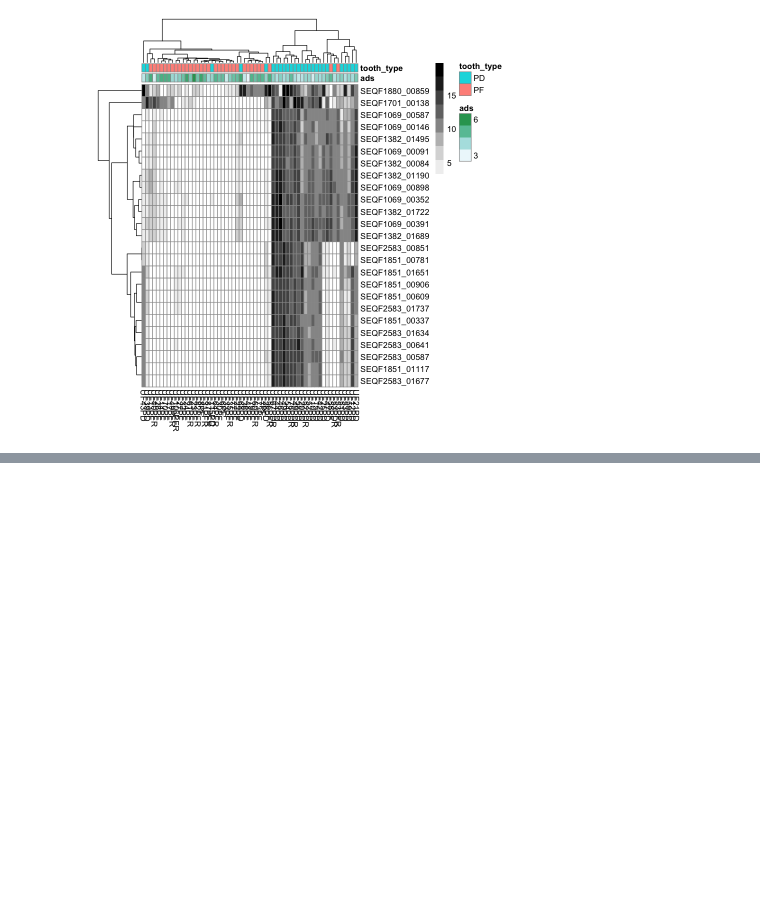
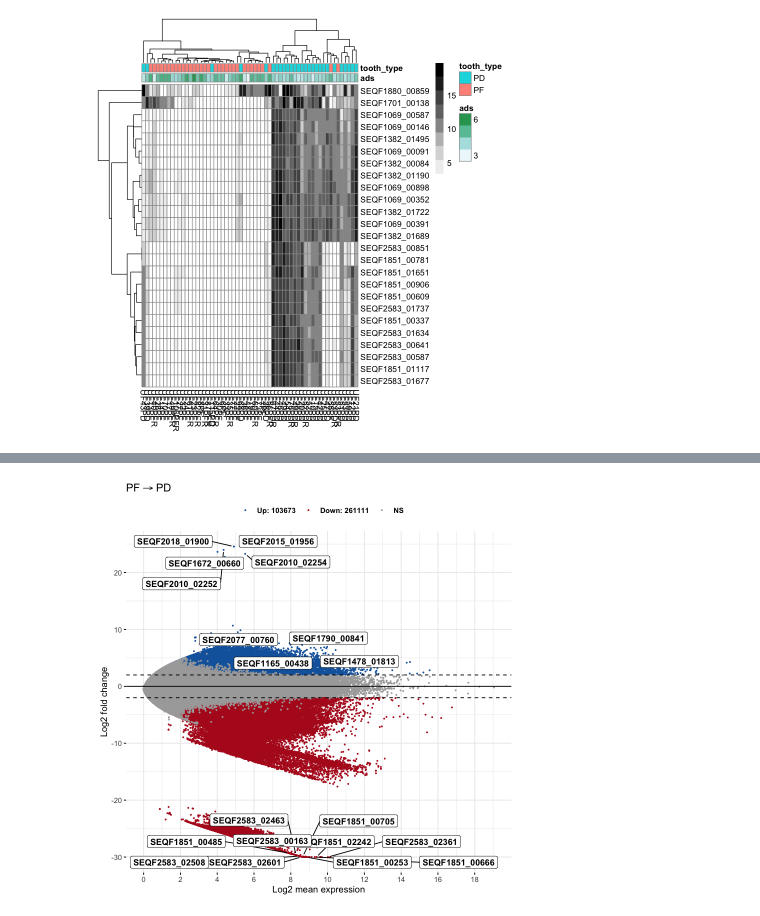
Before and after one commit to aemann01/ads_plaque, a Jupyter notebook: 03-diff_abundance/differential_abundance_PDvPF.ipynb, the cells around one changed output, grey strips where cells are left out. Cells and saved outputs as stored; diff of their text form; code cells hidden in the pictures; blank space fills up the shorter version.

```diff
--- a/03-diff_abundance/differential_abundance_PDvPF.ipynb
+++ b/03-diff_abundance/differential_abundance_PDvPF.ipynb
@@ -214,0 +261,26 @@ pdf
+# %%
+# get labels for top up and top down regulated genes
+upreg <- res[res$log2FoldChange > 2,]
+downreg <- res[res$log2FoldChange < -2,]
+
+# rank by p value, get top 10
+upregname <- row.names(upreg[rank(upreg$padj) <= 10,])
+# bottom 10
+downregname <- row.names(downreg[rank(downreg$padj) <= 10,])
+regnames <- c(upregname, downregname)
+
+options(ggrepel.max.overlaps = Inf)
+p <- ggmaplot(res, main = expression("PF" %->% "PD"),
+   fdr = 0.05, fc = 4, size = 0.4,
+   palette = c("#1465AC", "#B31B21", "darkgray"),
+   genenames = as.vector(row.names(res)),
+   legend = "top", top = 0,
+   font.label = c("bold", 11),
+   font.legend = "bold",
+   font.main = "bold",
+   label.rectangle = T,
+   label.select = regnames,
+   ggtheme = ggplot2::theme_minimal())
+p
+# %% [output]
+[figure, added]
```
Also changed, not shown: parts of 7 cells of this notebook, 8 other files.
